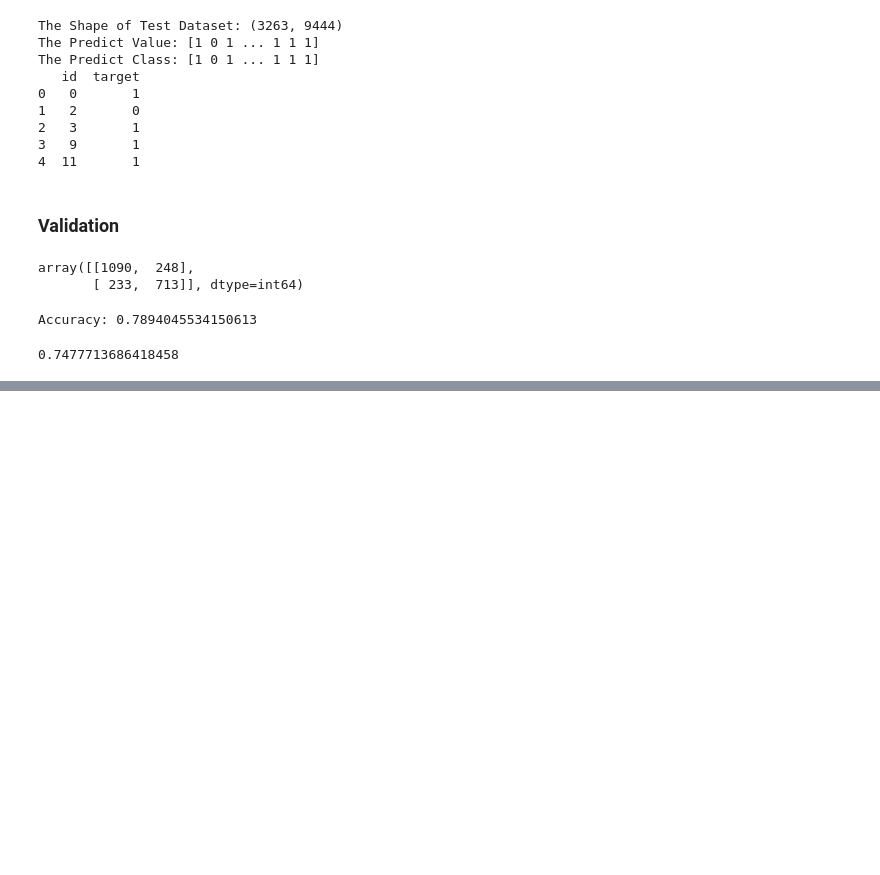
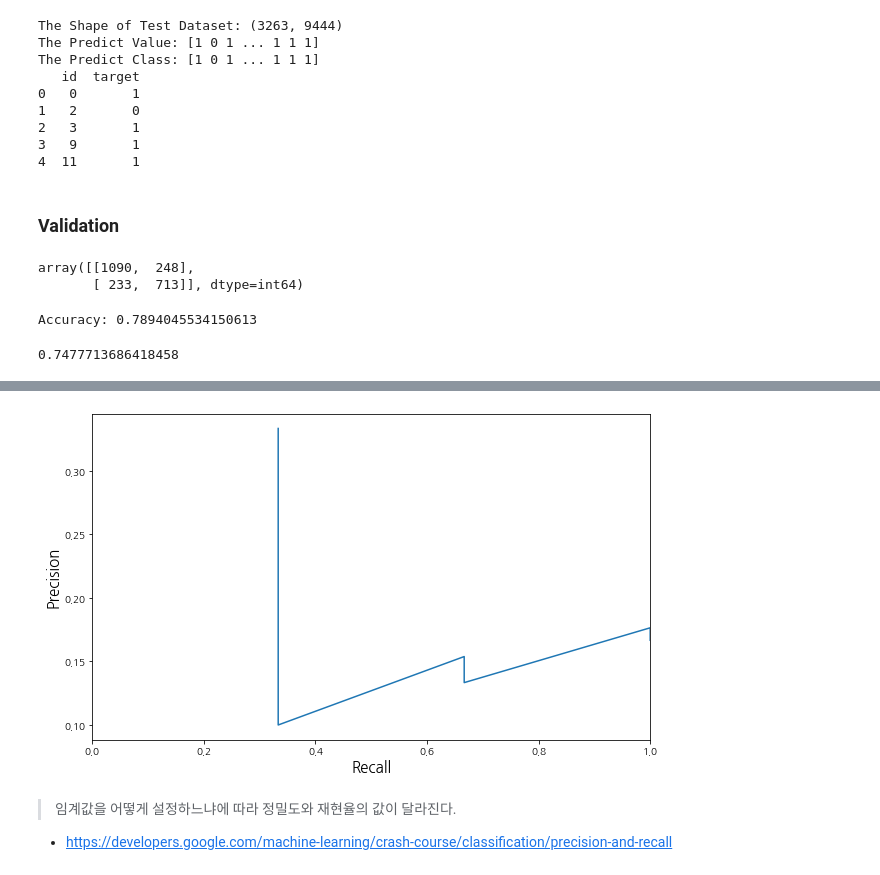
Before and after one commit to shinjangwoon/Kaggle, a Jupyter notebook: kaggle/Natural Language Processing with Disaster Tweets/Natural Language Processing with Disaster Tweets.ipynb, the cells around one changed output, grey strips where cells are left out. Saved outputs shown, nothing was run; the diff lists cells and outputs as text; code cells hidden in the pictures; blank space fills up the shorter version.

```diff
--- a/kaggle/Natural Language Processing with Disaster Tweets/Natural Language Processing with Disaster Tweets.ipynb
+++ b/kaggle/Natural Language Processing with Disaster Tweets/Natural Language Processing with Disaster Tweets.ipynb
@@ -439,0 +594,4 @@ f1_score(y_valid, y_pred_lgs)
+# %%
+# Tuple 형태로 결과값 저장
+tn, fp, fn, tp = confusion_matrix(y_true, y_pred).ravel()
+tn, fp, fn, tp
@@ -439,0 +680,7 @@ f1_score(y_valid, y_pred_lgs)
+# %%
+import numpy as np
+y_true = [0, 0, 0, 1, 0, 0, 0, 0, 0, 0, 1, 0, 0, 0, 0, 0, 0, 0, 1, 0]
+y_pred = np.random.rand(20)
+print(y_pred)
+
+len(y_true), len(y_pred)
@@ -439,0 +693,21 @@ f1_score(y_valid, y_pred_lgs)
+# %%
+# 각 threshold의 값에 따라 재현율과 정밀도가 어떻게 달라지는지 확인
+
+import matplotlib.pyplot as plt
+import pandas as pd
+
+precisions = []
+recalls = []
+
+thresholds = [0.1, 0.2, 0.3, 0.4, 0.5, 0.6, 0.7, 0.8, 0.9]
+
+for i in thresholds:
+  temp_prediction = [1 if x >= i else 0 for x in y_pred]
+  p = precision(y_true, temp_prediction)
+  r = recall(y_true, temp_prediction)
+
+  precisions.append(p)
+  recalls.append(r)
+
+print(pd.DataFrame({"threshold": thresholds,
+      "Precision": precisions, "Recall": recalls}))
@@ -439,0 +725,12 @@ f1_score(y_valid, y_pred_lgs)
+# %%
+fig, ax = plt.subplots(figsize=(10, 6))
+ax.plot(recalls, precisions)
+ax.set_xlabel('Recall', fontsize=15)
+ax.set_ylabel('Precision', fontsize=15)
+ax.set_xlim(0, 1.0)
+fig.show()
+# %% [output]
+[figure, added]
+# %% [markdown]
+> 임계값을 어떻게 설정하느냐에 따라 정밀도와 재현율의 값이 달라진다.
+- https://developers.google.com/machine-learning/crash-course/classification/precision-and-recall
```
Also changed, not shown: parts of 54 cells of this notebook.
